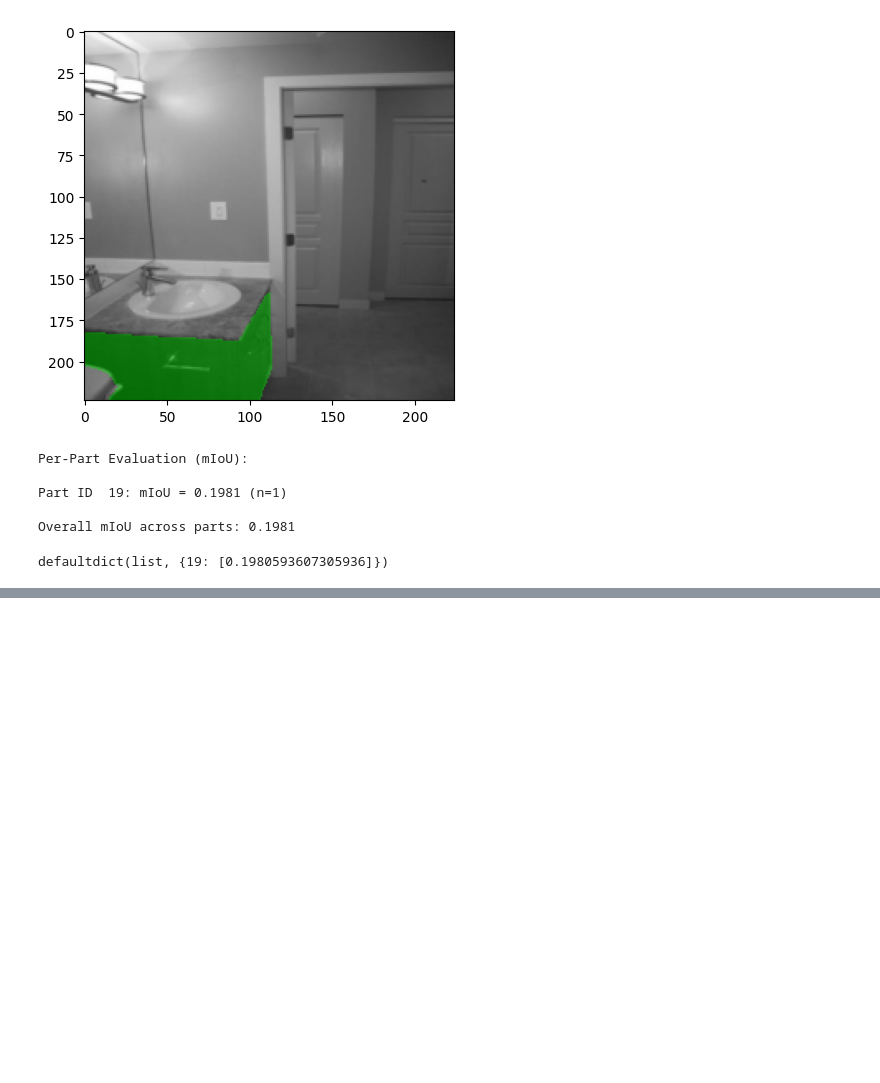
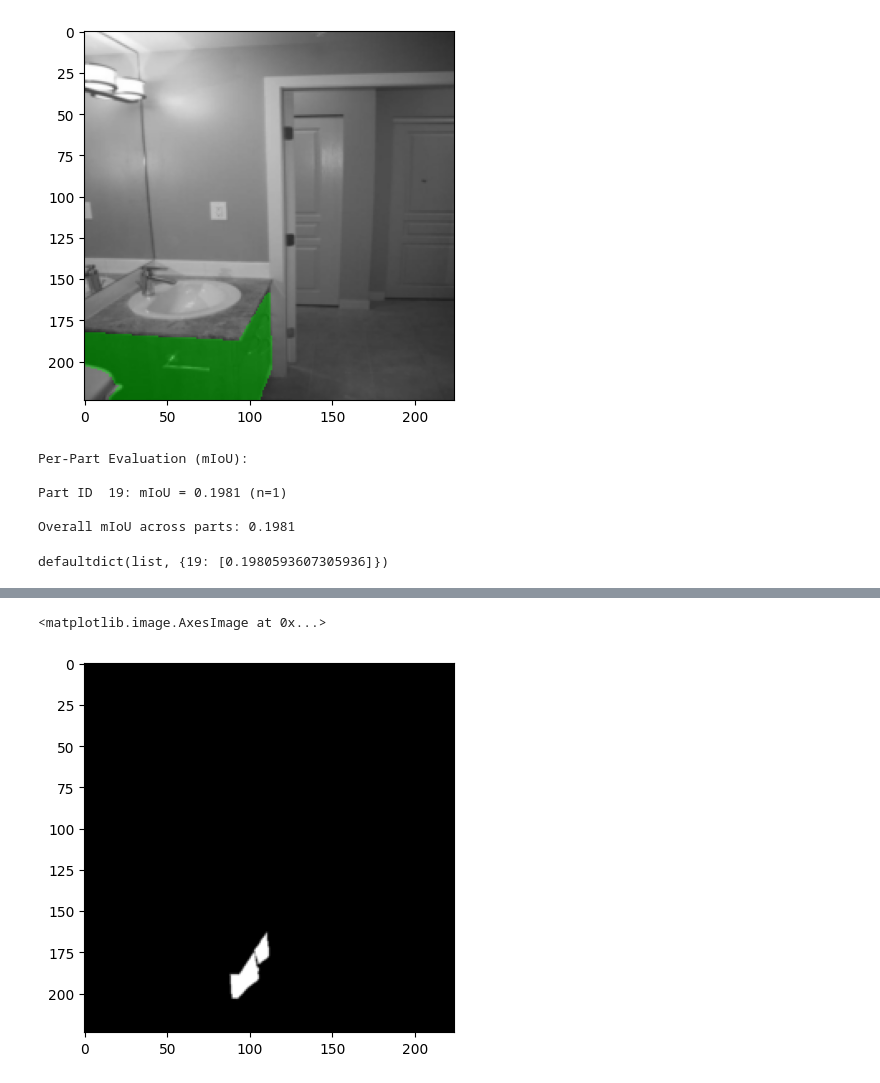
Before and after one commit to standing-on-giants/Few-Shot-Object-Part-Segmentation-via-Graph-Node-Representation-Learning-ICLR-26-, a Jupyter notebook: inference.ipynb, the cells around one changed output, grey strips where cells are left out. Saved outputs shown, nothing was run; the diff lists cells and outputs as text; code cells hidden in the pictures; blank space fills up the shorter version.

```diff
--- a/inference.ipynb
+++ b/inference.ipynb
@@ -258,0 +275,5 @@ defaultdict(list, {19: [0.1980593607305936]})
+# %%
+plt.imshow(data.y.cpu().numpy(), cmap='gray')
+# %% [output]
+<matplotlib.image.AxesImage at 0x...>
+[figure, added]
```
Also changed, not shown: parts of 10 cells of this notebook, 9 other files.
